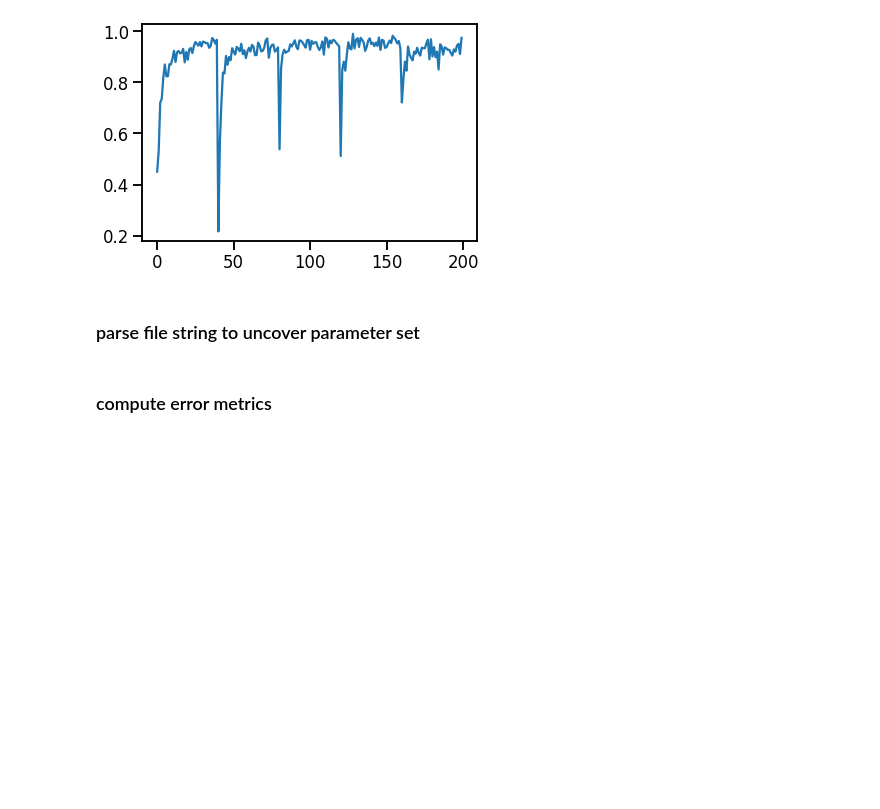
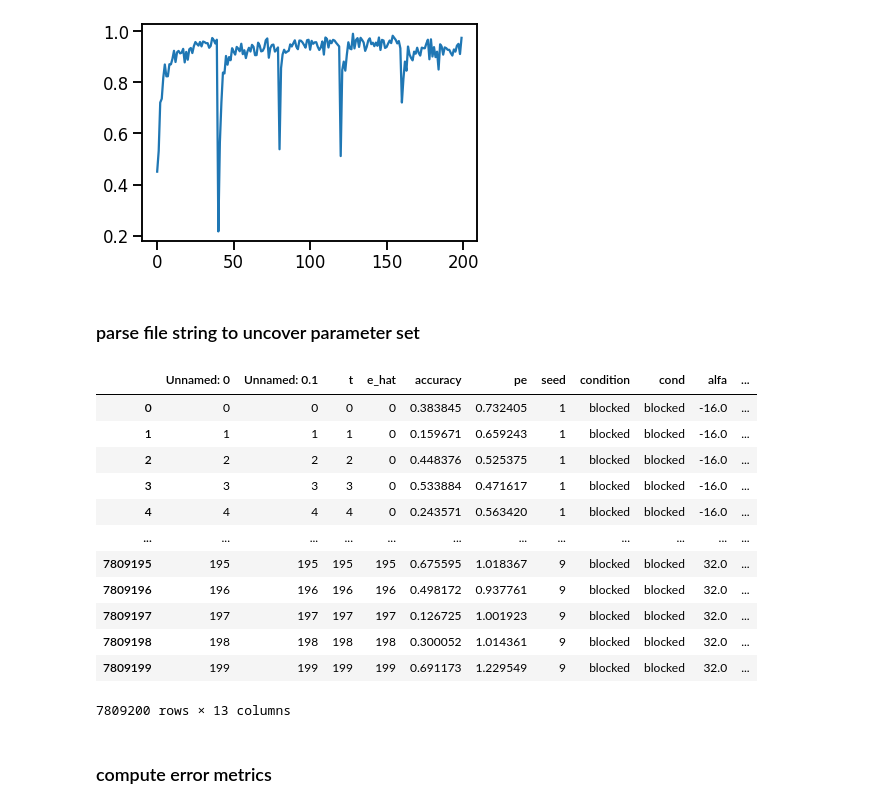
Before and after one commit to andrebeu/SEMCSW, a Jupyter notebook: NB-model_fitting.ipynb, the cells around one changed output. Cells and saved outputs as stored; diff of their text form; code cells hidden in the pictures; blank space fills up the shorter version.

```diff
--- a/NB-model_fitting.ipynb
+++ b/NB-model_fitting.ipynb
@@ -107 +108,18 @@ def parse_file_str(file_str):
+# %%
+gsdf = pd.read_csv('gsdata/sem1/gsdf-sem1')
+gsdf
+# %% [output]
+|  | Unnamed: 0 | Unnamed: 0.1 | t | e_hat | accuracy | pe | seed | condition | cond | alfa | ... |
+| 0 | 0 | 0 | 0 | 0 | 0.383845 | 0.732405 | 1 | blocked | blocked | -16.0 | ... |
+| 1 | 1 | 1 | 1 | 0 | 0.159671 | 0.659243 | 1 | blocked | blocked | -16.0 | ... |
+| 2 | 2 | 2 | 2 | 0 | 0.448376 | 0.525375 | 1 | blocked | blocked | -16.0 | ... |
+| 3 | 3 | 3 | 3 | 0 | 0.533884 | 0.471617 | 1 | blocked | blocked | -16.0 | ... |
+| 4 | 4 | 4 | 4 | 0 | 0.243571 | 0.563420 | 1 | blocked | blocked | -16.0 | ... |
+| ... | ... | ... | ... | ... | ... | ... | ... | ... | ... | ... | ... |
+| 7809195 | 195 | 195 | 195 | 195 | 0.675595 | 1.018367 | 9 | blocked | blocked | 32.0 | ... |
+| 7809196 | 196 | 196 | 196 | 196 | 0.498172 | 0.937761 | 9 | blocked | blocked | 32.0 | ... |
+| 7809197 | 197 | 197 | 197 | 197 | 0.126725 | 1.001923 | 9 | blocked | blocked | 32.0 | ... |
+| 7809198 | 198 | 198 | 198 | 198 | 0.300052 | 1.014361 | 9 | blocked | blocked | 32.0 | ... |
+| 7809199 | 199 | 199 | 199 | 199 | 0.691173 | 1.229549 | 9 | blocked | blocked | 32.0 | ... |
+7809200 rows × 13 columns
 # %% [markdown]
```
Also changed, not shown: parts of 18 cells of this notebook.
